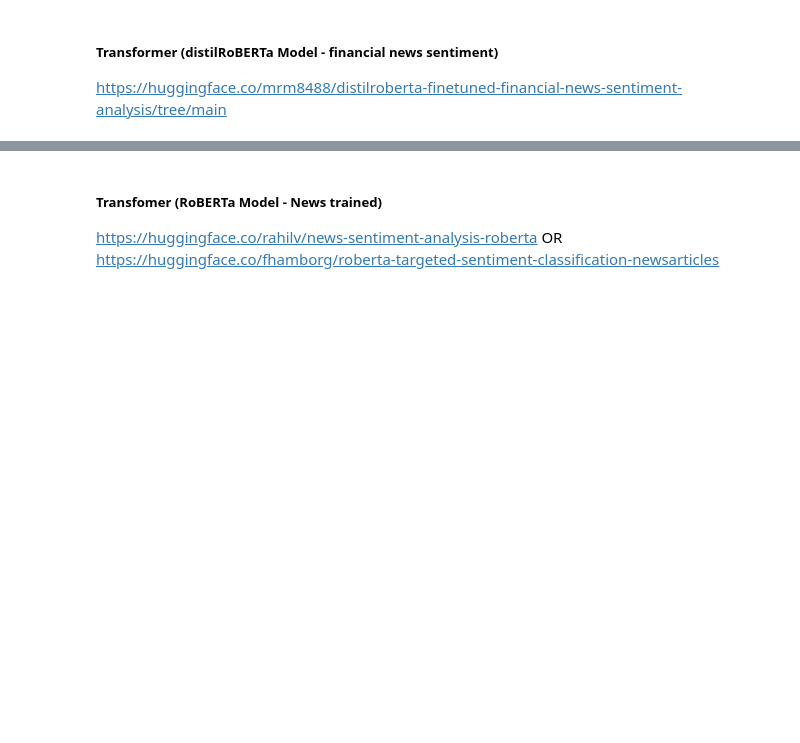
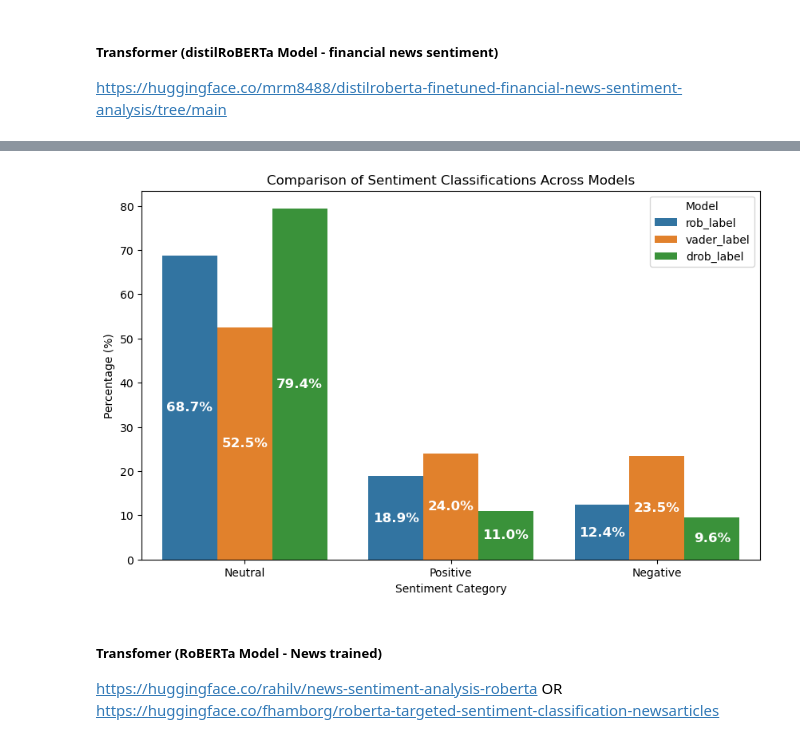
Before and after one commit to xavsant/multimodal_stockprice_prediction, a Jupyter notebook: notebooks/experiments/sentiment_models.ipynb, the cells around one changed output, grey strips where cells are left out. Saved outputs shown, nothing was run; the diff lists cells and outputs as text; code cells hidden in the pictures; blank space fills up the shorter version.

```diff
--- a/notebooks/experiments/sentiment_models.ipynb
+++ b/notebooks/experiments/sentiment_models.ipynb
@@ -247,16 +269,16 @@ Name: count, dtype: int64
 # %%
-# sentiment_df.vader_label.value_counts().plot(kind='bar')
+# # sentiment_df.vader_label.value_counts().plot(kind='bar')
 
-sentiment_counts = sentiment_df.vader_label.value_counts()
+# sentiment_counts = sentiment_df.vader_label.value_counts()
 
-# Custom colour palette
-custom_palette = {'Positive': 'green', 'Negative': 'red', 'Neutral': 'grey'}
+# # Custom colour palette
+# custom_palette = {'Positive': 'green', 'Negative': 'red', 'Neutral': 'grey'}
 
-# Plotting
-sns.barplot(x=sentiment_counts.index, y=sentiment_counts.values, palette=custom_palette)
+# # Plotting
+# sns.barplot(x=sentiment_counts.index, y=sentiment_counts.values, palette=custom_palette)
 
-# Display plot
-plt.show()
+# # Display plot
+# plt.show()
 # %% [output]
 Passing `palette` without assigning `hue` is deprecated and will be removed in v0.14.0. Assign the `x` variable to `hue` and set `legend=False` for the same effect.
 
@@ -367,3 +412,44 @@ sentiment_df.head()
+# %%
+import pandas as pd
+import seaborn as sns
+import matplotlib.pyplot as plt
+
+def compare_sentiment_models(df, model_columns):
+
+    # Count occurrences of each sentiment per model
+    sentiment_counts = {}
+    for model in model_columns:
+        sentiment_counts[model] = df[model].value_counts(normalize=True) * 100  # Convert to percentage
+
+    sentiment_df = pd.DataFrame(sentiment_counts).fillna(0)
+
+    sentiment_df = sentiment_df.reset_index().rename(columns={"index": "Sentiment"})
+    sentiment_df_melted = sentiment_df.melt(id_vars=["Sentiment"], var_name="Model", value_name="Percentage")
+
+    # Plot
+    plt.figure(figsize=(10, 6))
+    ax = sns.barplot(x="Sentiment", y="Percentage", hue="Model", data=sentiment_df_melted)
+
+    # Annotate bars with percentages
+    for p in ax.patches:
+        height = p.get_height()
+        if height > 0:  # Only annotate bars with non-zero values
+            ax.annotate(f"{height:.1f}%",
+                        (p.get_x() + p.get_width() / 2., height / 2),  # Position text in the middle of the bar
+                        ha='center', va='center', fontsize=12, color='white', fontweight='bold')
+
+    # Labels and title
+    plt.xlabel("Sentiment Category")
+    plt.ylabel("Percentage (%)")
+    plt.title("Comparison of Sentiment Classifications Across Models")
+    plt.legend(title="Model")
+
+    # Display the plot
+    plt.show()
+
+compare_sentiment_models(sentiment_df, ["rob_label", "vader_label", "drob_label"])
+# %% [output]
+[figure, added]
 # %% [markdown]
 ##### Transfomer (RoBERTa Model - News trained)
 
```
Also changed, not shown: parts of 6 cells of this notebook.
